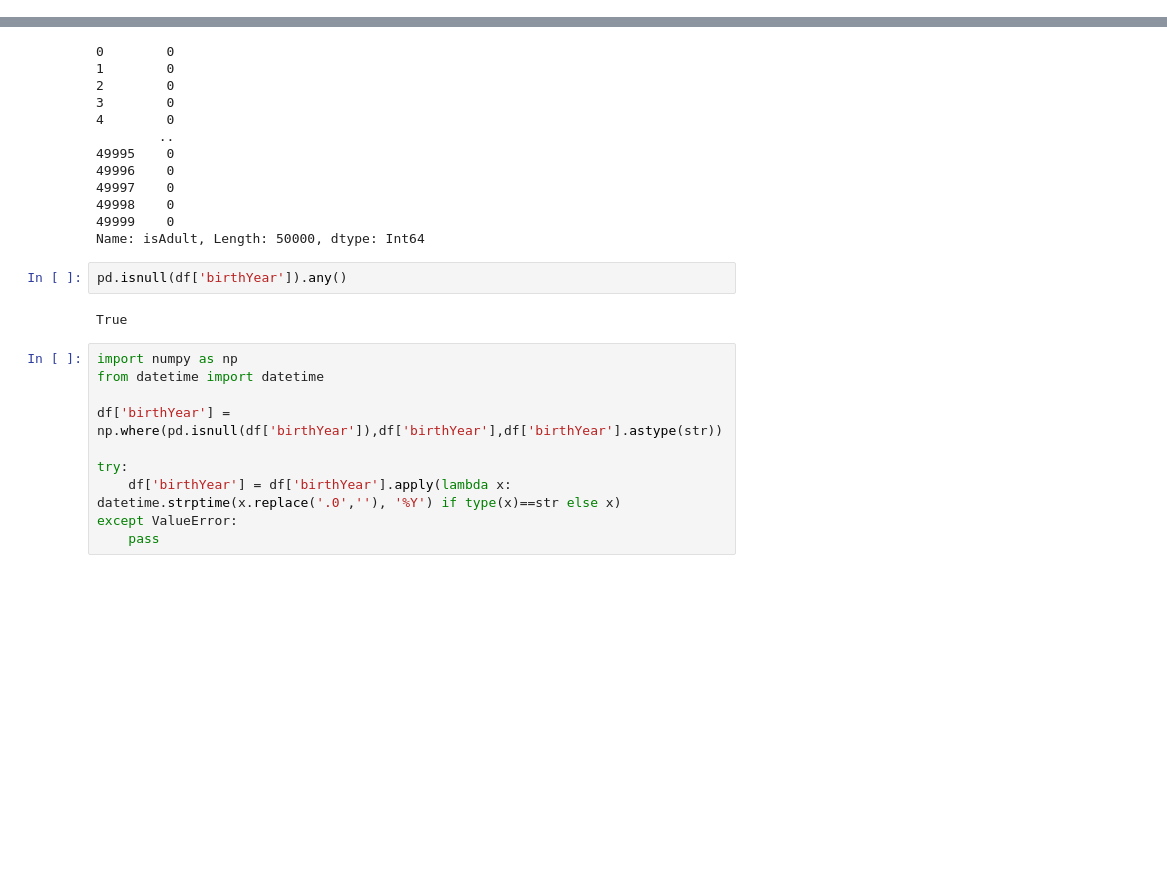
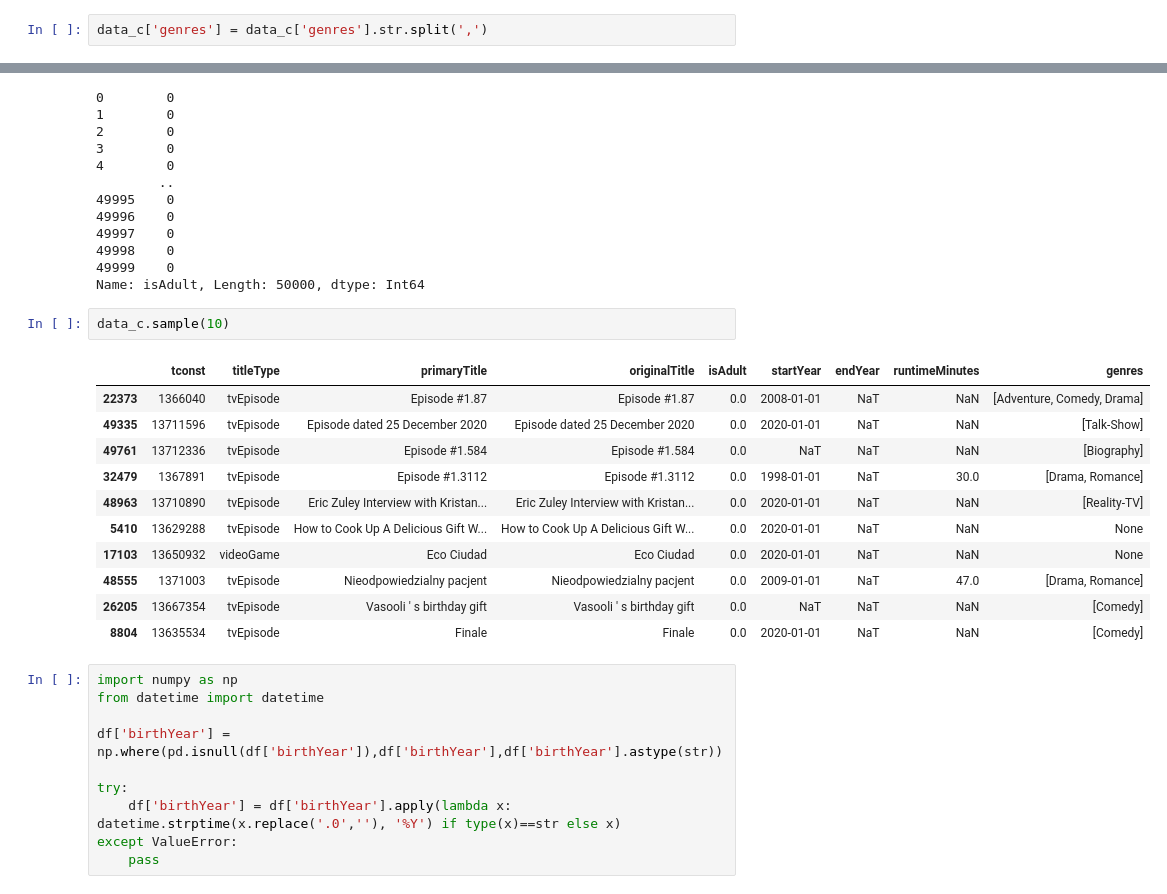
Before and after one commit to dherzey/bechdel-movies, a Jupyter notebook: testing/testing_notebook.ipynb, the cells around one changed output, grey strips where cells are left out. Saved outputs shown, nothing was run; the diff lists cells and outputs as text; blank space fills up the shorter version.

```diff
--- a/testing/testing_notebook.ipynb
+++ b/testing/testing_notebook.ipynb
@@ -627,6 +627,8 @@ Data columns (total 9 columns):
  8   genres          48703 non-null  object
 dtypes: datetime64[ns](2), float64(2), int64(1), object(4)
 memory usage: 3.4+ MB
+# %%
+data_c['genres'] = data_c['genres'].str.split(',')
 # %%
 import numpy as np
 data_c['isAdult'].astype('Int64')
@@ -643,10 +645,20 @@ data_c['isAdult'].astype('Int64')
 49998    0
 49999    0
 Name: isAdult, Length: 50000, dtype: Int64
-# %%
-pd.isnull(df['birthYear']).any()
-# %% [output]
-True
+# %%
+data_c.sample(10)
+# %% [output]
+|  | tconst | titleType | primaryTitle | originalTitle | isAdult | startYear | endYear | runtimeMinutes | genres |
+| 22373 | 1366040 | tvEpisode | Episode #1.87 | Episode #1.87 | 0.0 | 2008-01-01 | NaT | NaN | [Adventure, Comedy, Drama] |
+| 49335 | 13711596 | tvEpisode | Episode dated 25 December 2020 | Episode dated 25 December 2020 | 0.0 | 2020-01-01 | NaT | NaN | [Talk-Show] |
+| 49761 | 13712336 | tvEpisode | Episode #1.584 | Episode #1.584 | 0.0 | NaT | NaT | NaN | [Biography] |
+| 32479 | 1367891 | tvEpisode | Episode #1.3112 | Episode #1.3112 | 0.0 | 1998-01-01 | NaT | 30.0 | [Drama, Romance] |
+| 48963 | 13710890 | tvEpisode | Eric Zuley Interview with Kristan... | Eric Zuley Interview with Kristan... | 0.0 | 2020-01-01 | NaT | NaN | [Reality-TV] |
+| 5410 | 13629288 | tvEpisode | How to Cook Up A Delicious Gift W... | How to Cook Up A Delicious Gift W... | 0.0 | 2020-01-01 | NaT | NaN | None |
+| 17103 | 13650932 | videoGame | Eco Ciudad | Eco Ciudad | 0.0 | 2020-01-01 | NaT | NaN | None |
+| 48555 | 1371003 | tvEpisode | Nieodpowiedzialny pacjent | Nieodpowiedzialny pacjent | 0.0 | 2009-01-01 | NaT | 47.0 | [Drama, Romance] |
+| 26205 | 13667354 | tvEpisode | Vasooli ' s birthday gift | Vasooli ' s birthday gift | 0.0 | NaT | NaT | NaN | [Comedy] |
+| 8804 | 13635534 | tvEpisode | Finale | Finale | 0.0 | 2020-01-01 | NaT | NaN | [Comedy] |
 # %%
 import numpy as np
 from datetime import datetime
```
Also changed, not shown: parts of 1 cell of this notebook, 7 other files.
